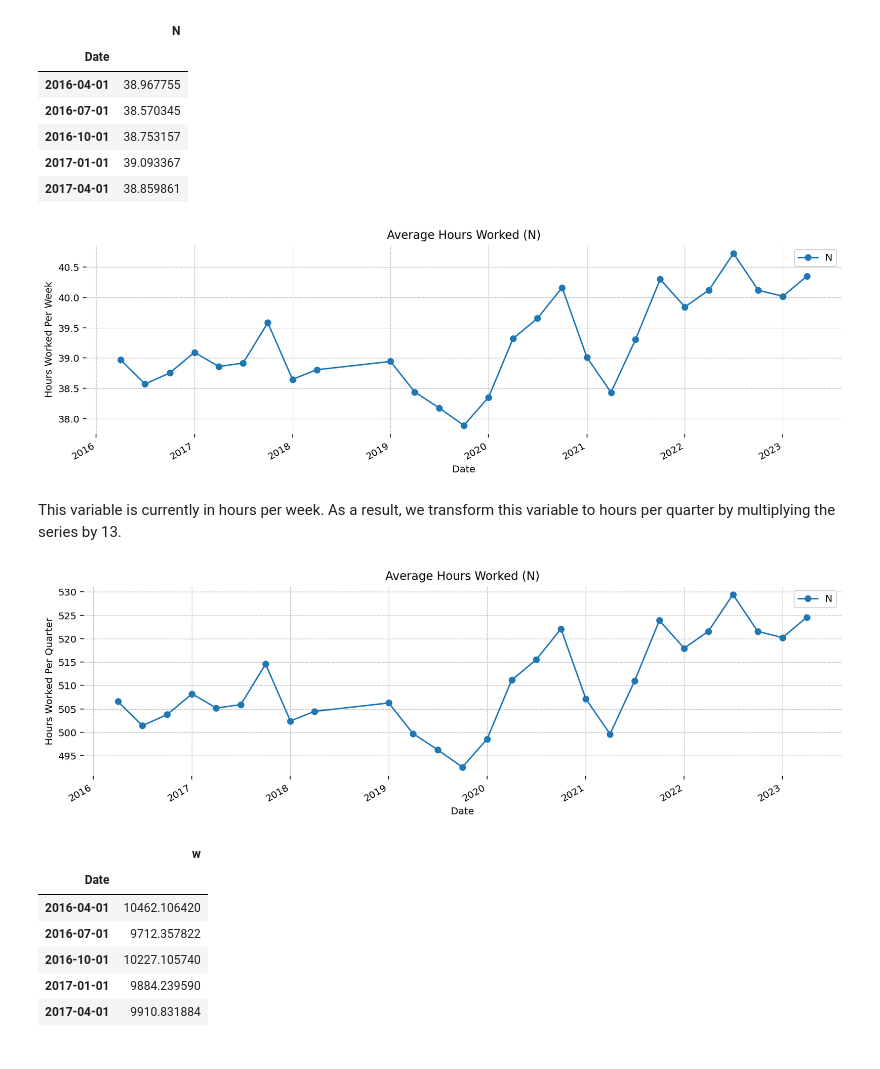
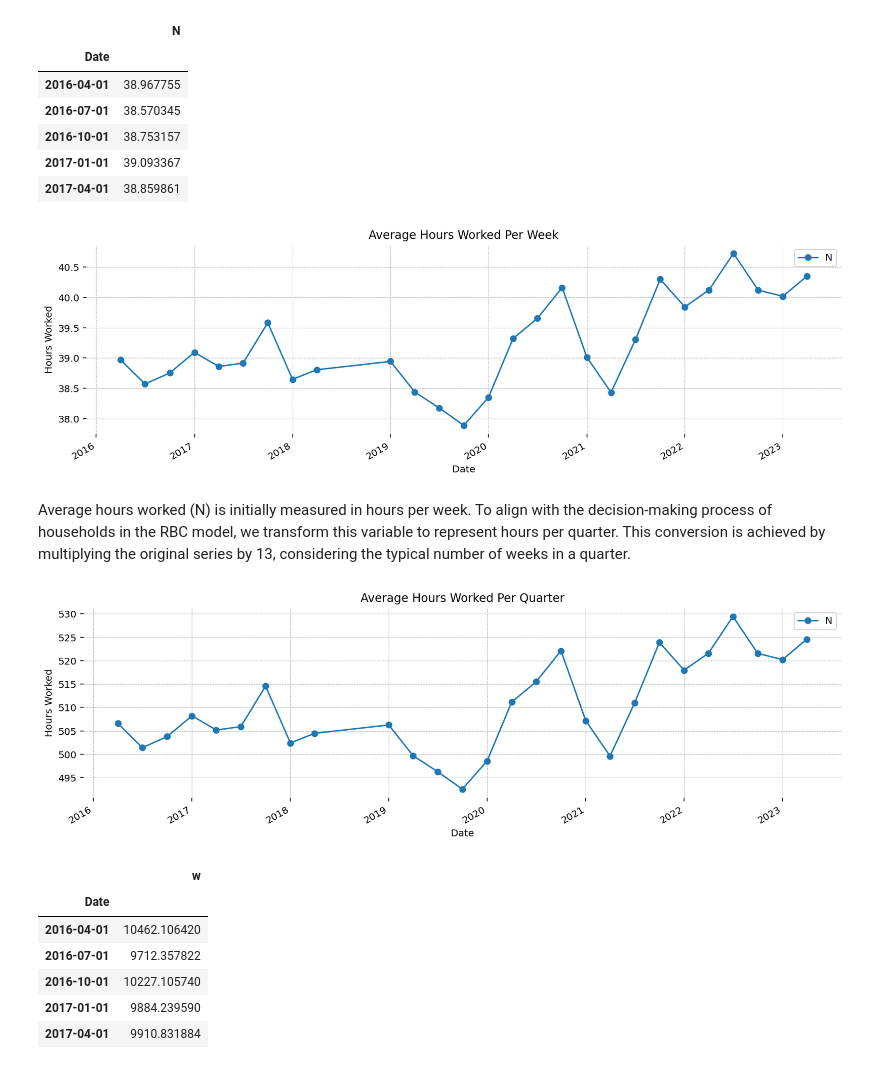
Before and after one commit to Solarkocher/Uni-projects, a Jupyter notebook: SaudiArabia_RBC_estimation_vers03-01-24.ipynb, the cells around one changed output. Drawn from its saved outputs; the diff is of its cells as text; code cells hidden in the pictures.

```diff
--- a/SaudiArabia_RBC_estimation_vers03-01-24.ipynb
+++ b/SaudiArabia_RBC_estimation_vers03-01-24.ipynb
@@ -621,31 +639,31 @@ df_N1.head()
 # %%
 # Plot the 'N' variable over time with markers at data points
 df_N1.plot(marker='o')
 
-plt.title('Average Hours Worked (N)')
+plt.title('Average Hours Worked Per Week')
 plt.xlabel('Date')
-plt.ylabel('Hours Worked Per Week')
+plt.ylabel('Hours Worked')
 
 # Display the plot
 plt.show()
 # %% [output]
-[figure, old version]
+[figure, new version]
 # %% [markdown]
-This variable is currently in hours per week. As a result, we transform this variable to hours per quarter by multiplying the series by 13.
+Average hours worked (N) is initially measured in hours per week. To align with the decision-making process of households in the RBC model, we transform this variable to represent hours per quarter. This conversion is achieved by multiplying the original series by 13, considering the typical number of weeks in a quarter.
 # %%
 # Calculate hours worked per quarter
 df_N = df_N1 * 13
 # %%
 # Plot variable again
 df_N.plot(marker='o')
-plt.title('Average Hours Worked (N)')
+plt.title('Average Hours Worked Per Quarter')
 plt.xlabel('Date')
-plt.ylabel('Hours Worked Per Quarter')
+plt.ylabel('Hours Worked')
 
 # Display the plot
 plt.show()
 # %% [output]
-[figure, old version]
+[figure, new version]
 # %%
 # Create a DataFrame df_w from a dictionary w_data
 df_w1 = pd.DataFrame(w_data)
```
Also changed, not shown: parts of 127 cells of this notebook.
